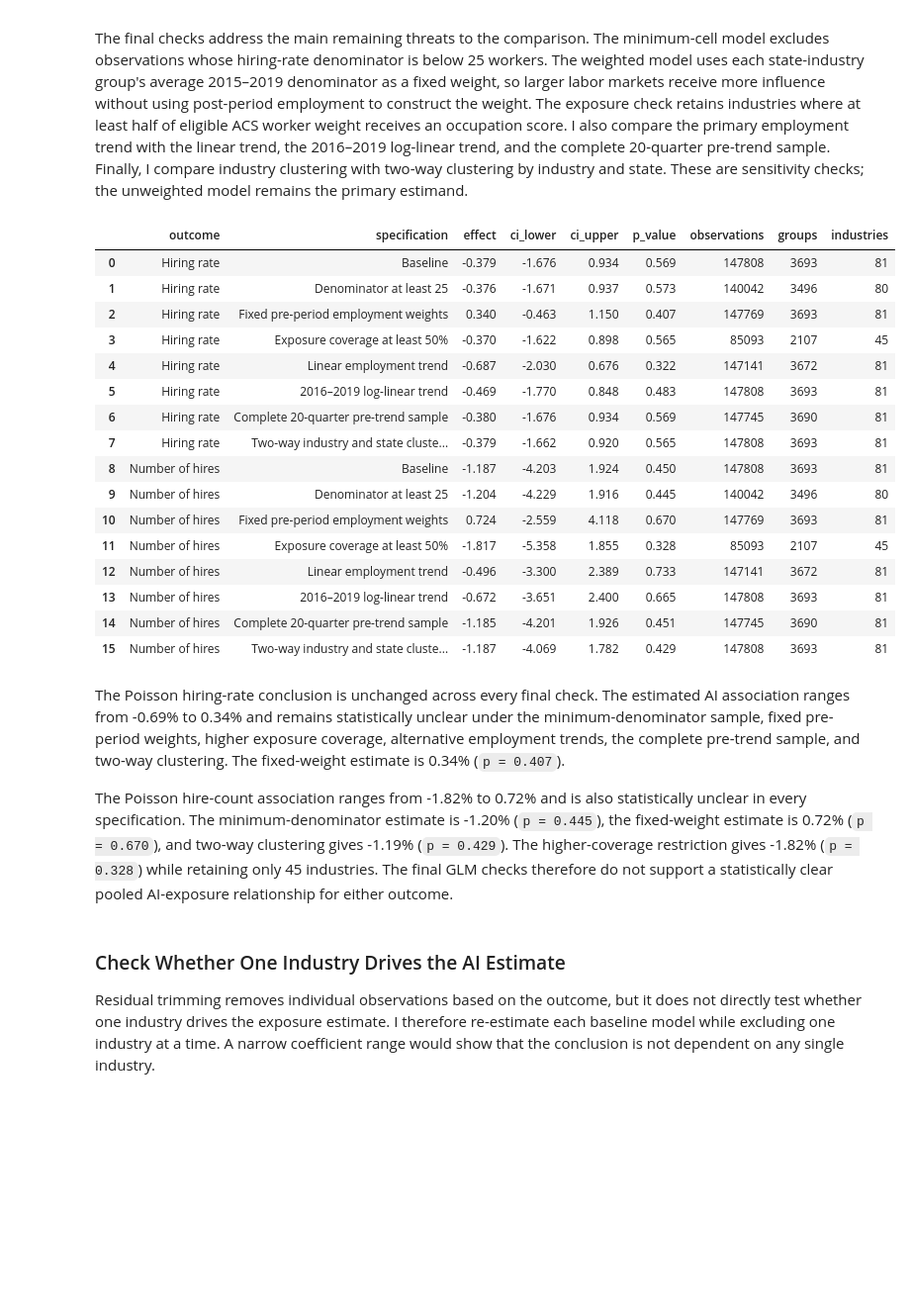
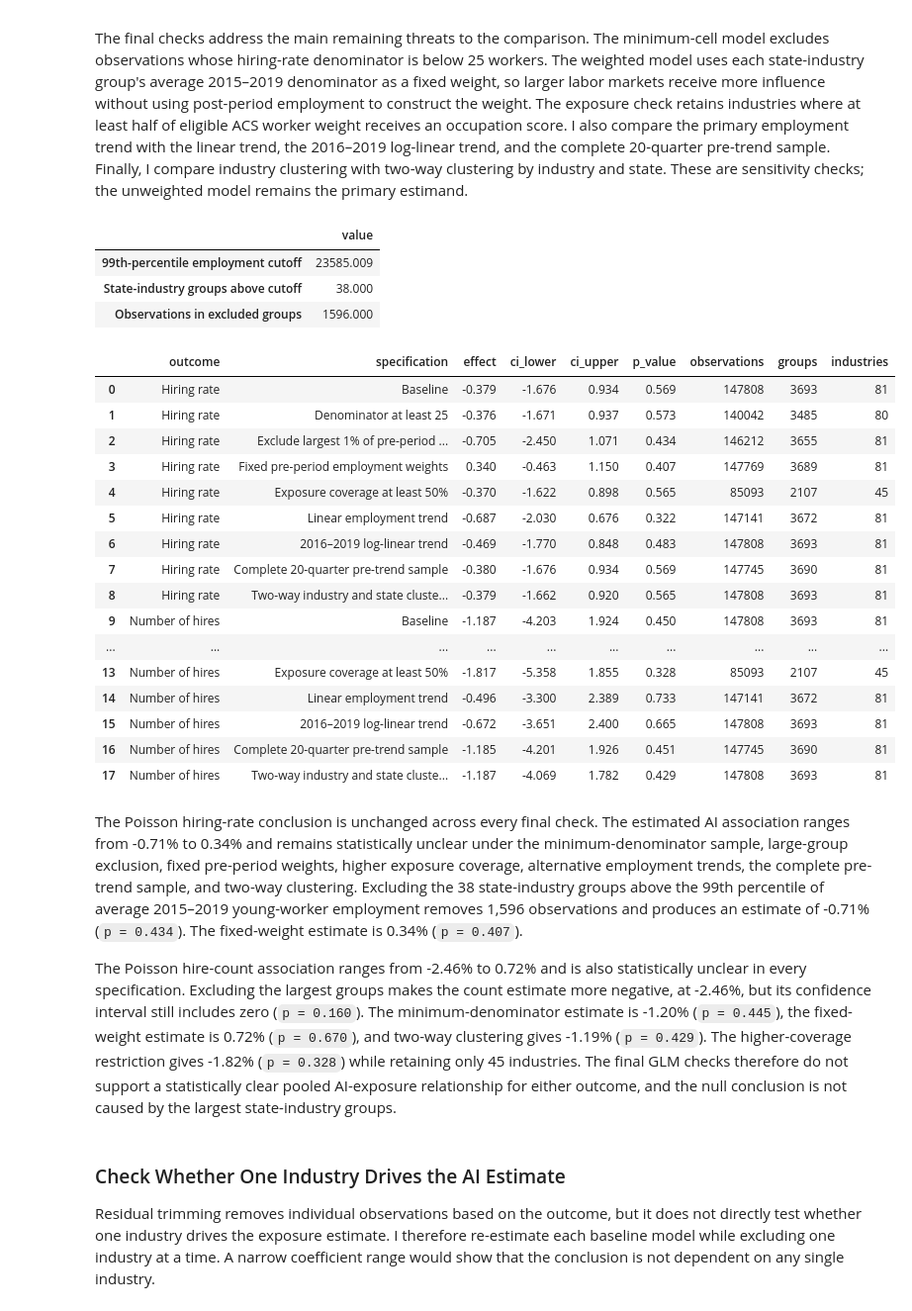
Before and after one commit to viet0901/senior-research, a Jupyter notebook: notebooks/02_research_analysis.ipynb, the cells around one changed output. Shown at 99% size. Saved outputs shown, nothing was run; the diff lists cells and outputs as text; code cells hidden in the pictures; blank space fills up the shorter version.

Commit message:
Strengthen Poisson model validation

```diff
--- a/notebooks/02_research_analysis.ipynb
+++ b/notebooks/02_research_analysis.ipynb
@@ -2160,6 +2415,24 @@ robustness_count_data = model_data.join(
     preperiod_group_weights, on="state_industry", validate="many_to_one"
 )
 
+# Identify unusually large groups using only pre-pandemic employment
+large_group_cutoff = preperiod_group_weights.quantile(0.99)
+large_preperiod_groups = preperiod_group_weights.loc[
+    preperiod_group_weights.gt(large_group_cutoff)
+].index
+
+large_group_audit = pd.Series(
+    {
+        "99th-percentile employment cutoff": large_group_cutoff,
+        "State-industry groups above cutoff": len(large_preperiod_groups),
+        "Observations in excluded groups": model_data[
+            "state_industry"
+        ].isin(large_preperiod_groups).sum(),
+    },
+    name="value",
+)
+display(large_group_audit.to_frame().round(3))
+
 for data in (robustness_rate_data, robustness_count_data):
     data["employment_trend_linear_post"] = (
         data["employment_above_trend_linear_pct"] / 10 * data["post"]
@@ -2175,6 +2448,15 @@ def estimate_robustness_models(data, outcome_label, offset=None):
         (
             "Denominator at least 25",
             data.loc[data["young_average_employment"].ge(25)].copy(),
+            "employment_trend_post",
+            {"CRV1": "industry"},
+            None,
+        ),
+        (
+            "Exclude largest 1% of pre-period groups",
+            data.loc[
+                ~data["state_industry"].isin(large_preperiod_groups)
+            ].copy(),
             "employment_trend_post",
             {"CRV1": "industry"},
             None,
@@ -2246,56 +2528,60 @@ def estimate_robustness_models(data, outcome_label, offset=None):
 
         rows.append(
             {
                 "outcome": outcome_label,
                 "specification": name,
                 "effect": estimate,
                 "ci_lower": ci_lower,
                 "ci_upper": ci_upper,
                 "p_value": result["Pr(>|t|)"],
                 "observations": model._N,
-                "groups": sample["state_industry"].nunique(),
-                "industries": sample["industry"].nunique(),
+                "groups": model._data["state_industry"].nunique(),
+                "industries": model._data["industry"].nunique(),
             }
         )
 
     return pd.DataFrame(rows), fitted_models
 
 
 rate_robustness_results, rate_robustness_models = estimate_robustness_models(
     robustness_rate_data,
     "Hiring rate",
     offset="log_young_average_employment",
 )
 count_robustness_results, count_robustness_models = estimate_robustness_models(
     robustness_count_data,
     "Number of hires",
 )
 final_robustness_results = pd.concat(
     [rate_robustness_results, count_robustness_results], ignore_index=True
 )
 display(final_robustness_results.round(3))
 # %% [output]
-|  | outcome | specification | effect | ci_lower | ci_upper | p_value | observations | groups | industries |
-| 0 | Hiring rate | Baseline | -0.379 | -1.676 | 0.934 | 0.569 | 147808 | 3693 | 81 |
-| 1 | Hiring rate | Denominator at least 25 | -0.376 | -1.671 | 0.937 | 0.573 | 140042 | 3496 | 80 |
-| 2 | Hiring rate | Fixed pre-period employment weights | 0.340 | -0.463 | 1.150 | 0.407 | 147769 | 3693 | 81 |
-| 3 | Hiring rate | Exposure coverage at least 50% | -0.370 | -1.622 | 0.898 | 0.565 | 85093 | 2107 | 45 |
-| 4 | Hiring rate | Linear employment trend | -0.687 | -2.030 | 0.676 | 0.322 | 147141 | 3672 | 81 |
-| 5 | Hiring rate | 2016–2019 log-linear trend | -0.469 | -1.770 | 0.848 | 0.483 | 147808 | 3693 | 81 |
-| 6 | Hiring rate | Complete 20-quarter pre-trend sample | -0.380 | -1.676 | 0.934 | 0.569 | 147745 | 3690 | 81 |
-| 7 | Hiring rate | Two-way industry and state cluste... | -0.379 | -1.662 | 0.920 | 0.565 | 147808 | 3693 | 81 |
-| 8 | Number of hires | Baseline | -1.187 | -4.203 | 1.924 | 0.450 | 147808 | 3693 | 81 |
-| 9 | Number of hires | Denominator at least 25 | -1.204 | -4.229 | 1.916 | 0.445 | 140042 | 3496 | 80 |
-| 10 | Number of hires | Fixed pre-period employment weights | 0.724 | -2.559 | 4.118 | 0.670 | 147769 | 3693 | 81 |
-| 11 | Number of hires | Exposure coverage at least 50% | -1.817 | -5.358 | 1.855 | 0.328 | 85093 | 2107 | 45 |
-| 12 | Number of hires | Linear employment trend | -0.496 | -3.300 | 2.389 | 0.733 | 147141 | 3672 | 81 |
-| 13 | Number of hires | 2016–2019 log-linear trend | -0.672 | -3.651 | 2.400 | 0.665 | 147808 | 3693 | 81 |
-| 14 | Number of hires | Complete 20-quarter pre-trend sample | -1.185 | -4.201 | 1.926 | 0.451 | 147745 | 3690 | 81 |
-| 15 | Number of hires | Two-way industry and state cluste... | -1.187 | -4.069 | 1.782 | 0.429 | 147808 | 3693 | 81 |
+|  | value |
+| 99th-percentile employment cutoff | 23585.009 |
+| State-industry groups above cutoff | 38.000 |
+| Observations in excluded groups | 1596.000 |
+|  | outcome | specification | effect | ci_lower | ci_upper | p_value | observations | groups | industries |
+| 0 | Hiring rate | Baseline | -0.379 | -1.676 | 0.934 | 0.569 | 147808 | 3693 | 81 |
+| 1 | Hiring rate | Denominator at least 25 | -0.376 | -1.671 | 0.937 | 0.573 | 140042 | 3485 | 80 |
+| 2 | Hiring rate | Exclude largest 1% of pre-period ... | -0.705 | -2.450 | 1.071 | 0.434 | 146212 | 3655 | 81 |
+| 3 | Hiring rate | Fixed pre-period employment weights | 0.340 | -0.463 | 1.150 | 0.407 | 147769 | 3689 | 81 |
+| 4 | Hiring rate | Exposure coverage at least 50% | -0.370 | -1.622 | 0.898 | 0.565 | 85093 | 2107 | 45 |
+| 5 | Hiring rate | Linear employment trend | -0.687 | -2.030 | 0.676 | 0.322 | 147141 | 3672 | 81 |
+| 6 | Hiring rate | 2016–2019 log-linear trend | -0.469 | -1.770 | 0.848 | 0.483 | 147808 | 3693 | 81 |
+| 7 | Hiring rate | Complete 20-quarter pre-trend sample | -0.380 | -1.676 | 0.934 | 0.569 | 147745 | 3690 | 81 |
+| 8 | Hiring rate | Two-way industry and state cluste... | -0.379 | -1.662 | 0.920 | 0.565 | 147808 | 3693 | 81 |
+| 9 | Number of hires | Baseline | -1.187 | -4.203 | 1.924 | 0.450 | 147808 | 3693 | 81 |
+| ... | ... | ... | ... | ... | ... | ... | ... | ... | ... |
+| 13 | Number of hires | Exposure coverage at least 50% | -1.817 | -5.358 | 1.855 | 0.328 | 85093 | 2107 | 45 |
+| 14 | Number of hires | Linear employment trend | -0.496 | -3.300 | 2.389 | 0.733 | 147141 | 3672 | 81 |
+| 15 | Number of hires | 2016–2019 log-linear trend | -0.672 | -3.651 | 2.400 | 0.665 | 147808 | 3693 | 81 |
+| 16 | Number of hires | Complete 20-quarter pre-trend sample | -1.185 | -4.201 | 1.926 | 0.451 | 147745 | 3690 | 81 |
+| 17 | Number of hires | Two-way industry and state cluste... | -1.187 | -4.069 | 1.782 | 0.429 | 147808 | 3693 | 81 |
 # %% [markdown]
-The Poisson hiring-rate conclusion is unchanged across every final check. The estimated AI association ranges from -0.69% to 0.34% and remains statistically unclear under the minimum-denominator sample, fixed pre-period weights, higher exposure coverage, alternative employment trends, the complete pre-trend sample, and two-way clustering. The fixed-weight estimate is 0.34% (`p = 0.407`).
+The Poisson hiring-rate conclusion is unchanged across every final check. The estimated AI association ranges from -0.71% to 0.34% and remains statistically unclear under the minimum-denominator sample, large-group exclusion, fixed pre-period weights, higher exposure coverage, alternative employment trends, the complete pre-trend sample, and two-way clustering. Excluding the 38 state-industry groups above the 99th percentile of average 2015–2019 young-worker employment removes 1,596 observations and produces an estimate of -0.71% (`p = 0.434`). The fixed-weight estimate is 0.34% (`p = 0.407`).
 
-The Poisson hire-count association ranges from -1.82% to 0.72% and is also statistically unclear in every specification. The minimum-denominator estimate is -1.20% (`p = 0.445`), the fixed-weight estimate is 0.72% (`p = 0.670`), and two-way clustering gives -1.19% (`p = 0.429`). The higher-coverage restriction gives -1.82% (`p = 0.328`) while retaining only 45 industries. The final GLM checks therefore do not support a statistically clear pooled AI-exposure relationship for either outcome.
+The Poisson hire-count association ranges from -2.46% to 0.72% and is also statistically unclear in every specification. Excluding the largest groups makes the count estimate more negative, at -2.46%, but its confidence interval still includes zero (`p = 0.160`). The minimum-denominator estimate is -1.20% (`p = 0.445`), the fixed-weight estimate is 0.72% (`p = 0.670`), and two-way clustering gives -1.19% (`p = 0.429`). The higher-coverage restriction gives -1.82% (`p = 0.328`) while retaining only 45 industries. The final GLM checks therefore do not support a statistically clear pooled AI-exposure relationship for either outcome, and the null conclusion is not caused by the largest state-industry groups.
 # %% [markdown]
 ### Check Whether One Industry Drives the AI Estimate
 
```
Also changed, not shown: parts of 21 cells of this notebook, 2 other files.
